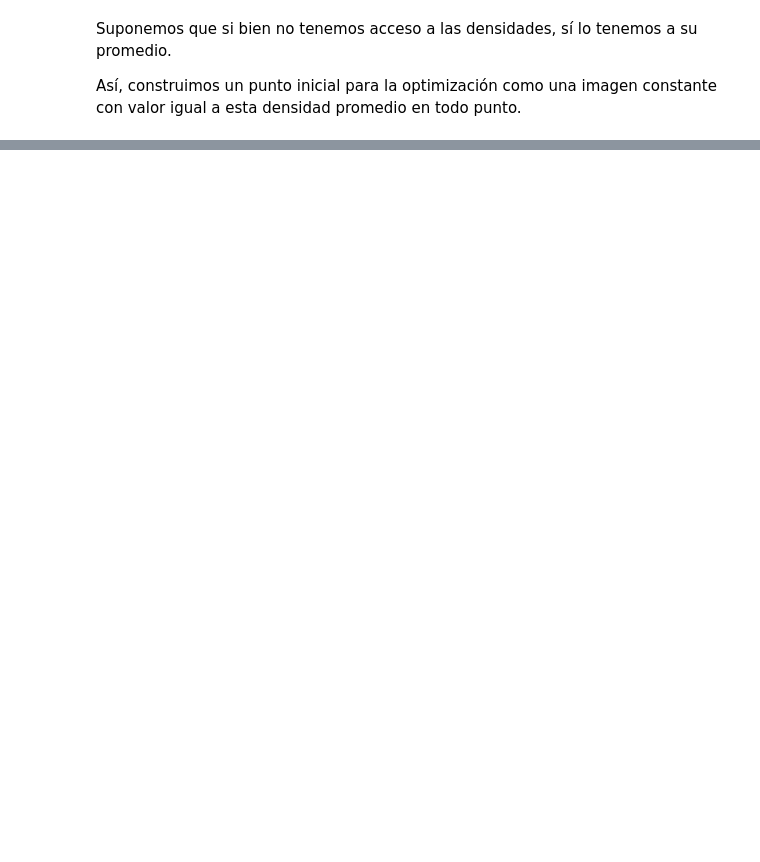
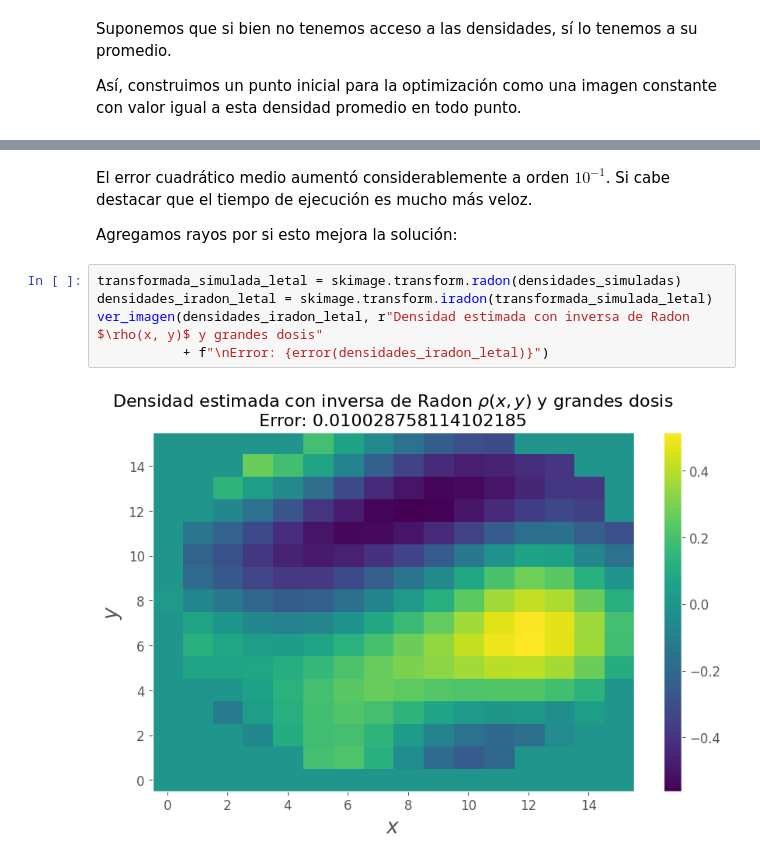
Before and after one commit to johnny-godoy/tomografia-computarizada, a Jupyter notebook: simulaciones/Simulaciones de CT Scan.ipynb, the cells around one changed output, grey strips where cells are left out. Saved outputs shown, nothing was run; the diff lists cells and outputs as text; blank space fills up the shorter version.

```diff
--- a/simulaciones/Simulaciones de CT Scan.ipynb
+++ b/simulaciones/Simulaciones de CT Scan.ipynb
@@ -147,0 +147,11 @@ Sin embargo, puede ser más desafiente escalar esta metodología para imágenes
+# %% [markdown]
+El error cuadrático medio aumentó considerablemente a orden $10^{-1}$. Si cabe destacar que el tiempo de ejecución es mucho más veloz.
+
+Agregamos rayos por si esto mejora la solución:
+# %%
+transformada_simulada_letal = skimage.transform.radon(densidades_simuladas)
+densidades_iradon_letal = skimage.transform.iradon(transformada_simulada_letal)
+ver_imagen(densidades_iradon_letal, r"Densidad estimada con inversa de Radon $\rho(x, y)$ y grandes dosis"
+           + f"\nError: {error(densidades_iradon_letal)}")
+# %% [output]
+[figure, added]
```
Also changed, not shown: parts of 32 cells of this notebook.
